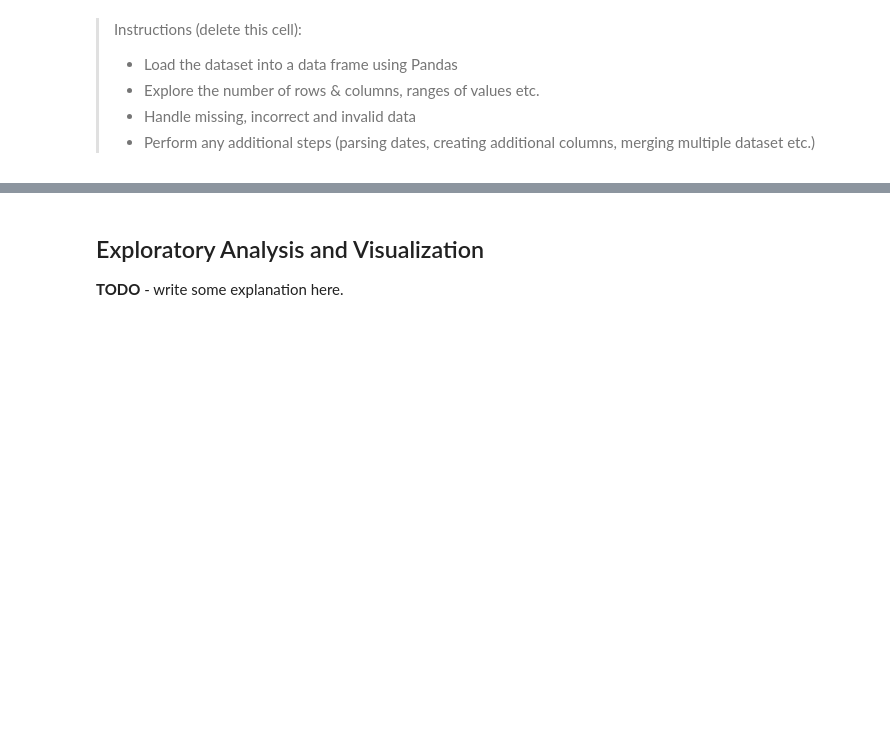
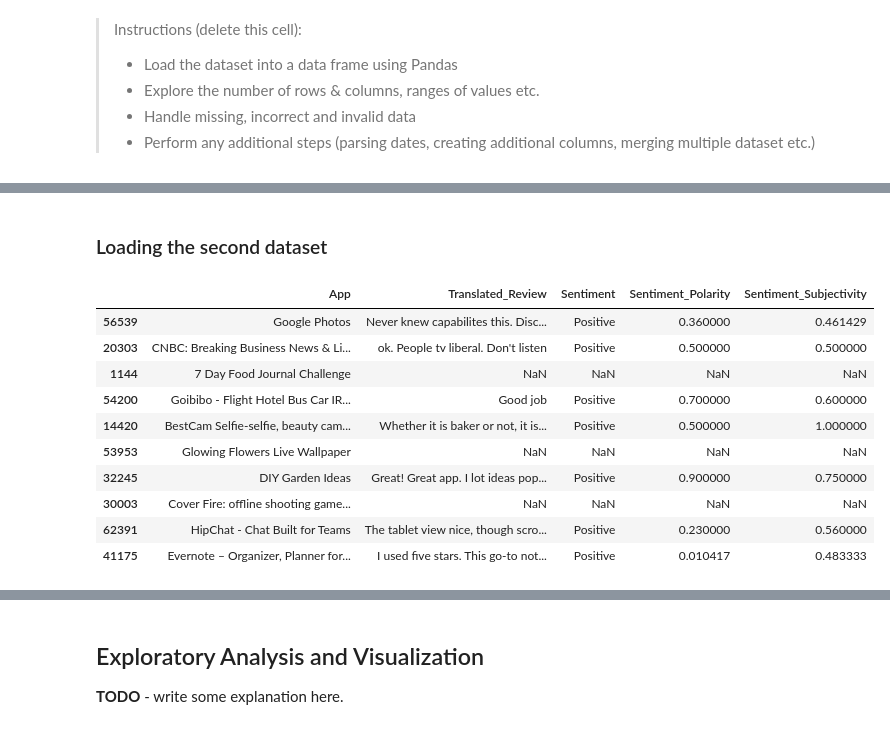
Before and after one commit to LeoSf/jovian_pandas, a Jupyter notebook: assignments/w5_pro_zerotopandas-course-project-starter-v-18/zerotopandas-course-project.ipynb, the cells around one changed output, grey strips where cells are left out. Saved outputs shown, nothing was run; the diff lists cells and outputs as text; code cells hidden in the pictures; blank space fills up the shorter version.

```diff
--- a/assignments/w5_pro_zerotopandas-course-project-starter-v-18/zerotopandas-course-project.ipynb
+++ b/assignments/w5_pro_zerotopandas-course-project-starter-v-18/zerotopandas-course-project.ipynb
@@ -220,0 +272,18 @@ jovian.commit(project=project_name)
+# %% [markdown]
+### Loading the second dataset
+# %%
+reviews_raw_df = pd.read_csv(data_dir+'/googleplaystore_user_reviews.csv')
+# %%
+reviews_raw_df.sample(10)
+# %% [output]
+|  | App | Translated_Review | Sentiment | Sentiment_Polarity | Sentiment_Subjectivity |
+| 56539 | Google Photos | Never knew capabilites this. Disc... | Positive | 0.360000 | 0.461429 |
+| 20303 | CNBC: Breaking Business News & Li... | ok. People tv liberal. Don't listen | Positive | 0.500000 | 0.500000 |
+| 1144 | 7 Day Food Journal Challenge | NaN | NaN | NaN | NaN |
+| 54200 | Goibibo - Flight Hotel Bus Car IR... | Good job | Positive | 0.700000 | 0.600000 |
+| 14420 | BestCam Selfie-selfie, beauty cam... | Whether it is baker or not, it is... | Positive | 0.500000 | 1.000000 |
+| 53953 | Glowing Flowers Live Wallpaper | NaN | NaN | NaN | NaN |
+| 32245 | DIY Garden Ideas | Great! Great app. I lot ideas pop... | Positive | 0.900000 | 0.750000 |
+| 30003 | Cover Fire: offline shooting game... | NaN | NaN | NaN | NaN |
+| 62391 | HipChat - Chat Built for Teams | The tablet view nice, though scro... | Positive | 0.230000 | 0.560000 |
+| 41175 | Evernote – Organizer, Planner for... | I used five stars. This go-to not... | Positive | 0.010417 | 0.483333 |
```
Also changed, not shown: parts of 54 cells of this notebook.
